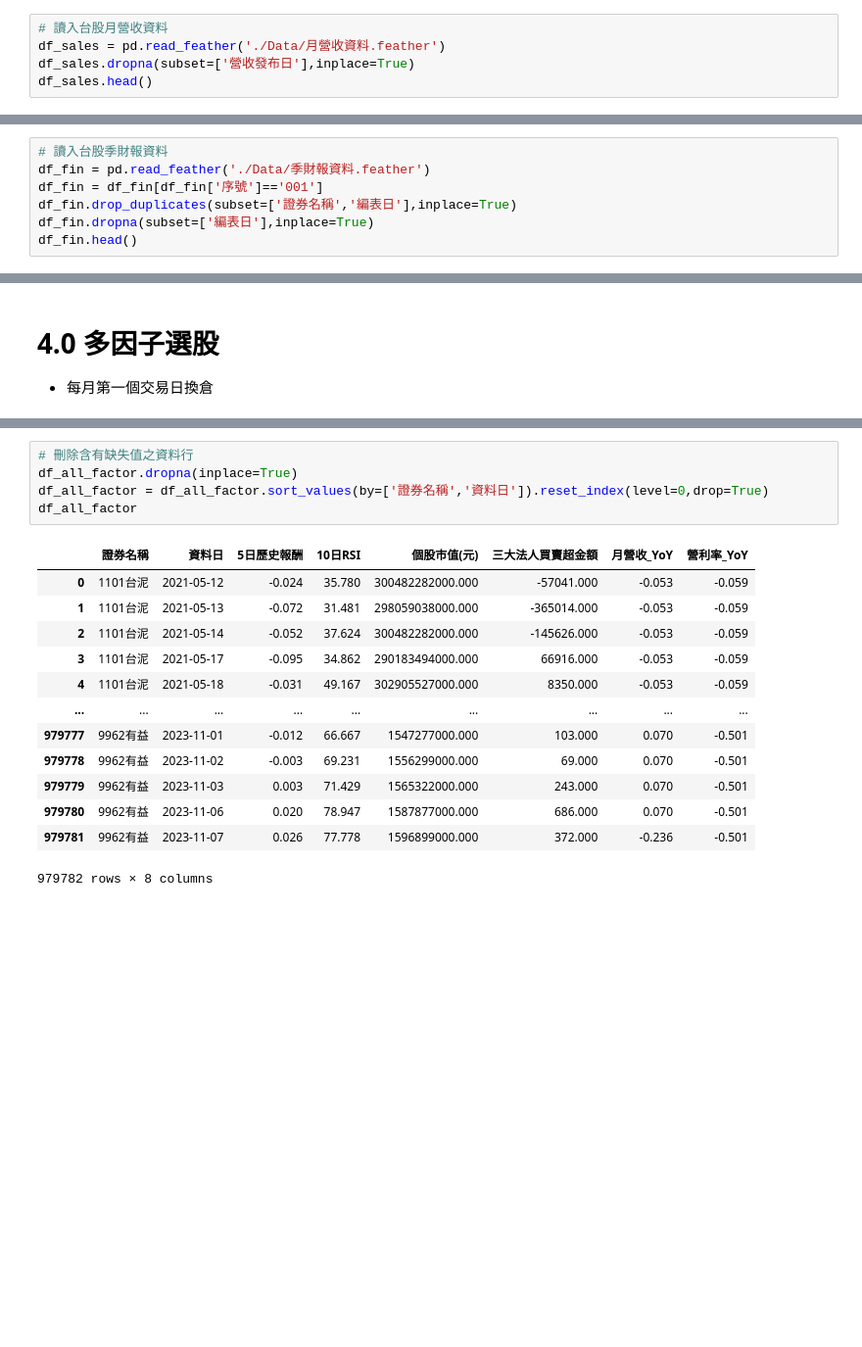
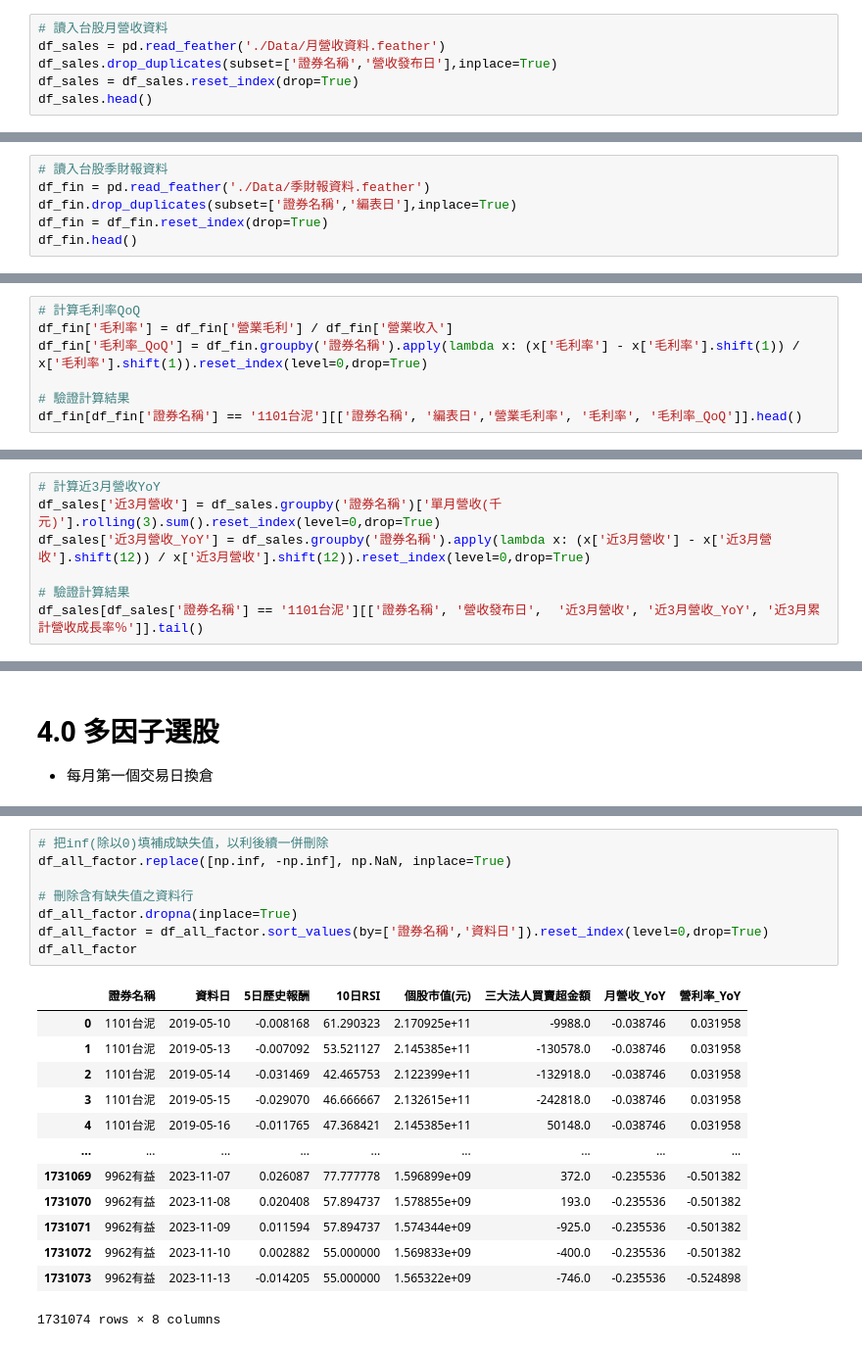
Before and after one commit to Wayne0807/FCU, a Jupyter notebook: 課堂練習.ipynb, the cells around one changed output, grey strips where cells are left out. Shown: that part at 98% size. Drawn from its saved outputs; the diff is of its cells as text; blank space fills up the shorter version.

```diff
--- a/課堂練習.ipynb
+++ b/課堂練習.ipynb
@@ -608,7 +621,8 @@ df_chip[['證券名稱', '資料日','外資買賣超金額(元)','投信買賣
 # %%
 # 讀入台股月營收資料
 df_sales = pd.read_feather('./Data/月營收資料.feather')
-df_sales.dropna(subset=['營收發布日'],inplace=True)
+df_sales.drop_duplicates(subset=['證券名稱','營收發布日'],inplace=True)
+df_sales = df_sales.reset_index(drop=True)
 df_sales.head()
 # %% [output]
 |  | 證券名稱 | 年月 | 營收發布日 | 單月營收(千元) | 去年單月營收(千元) | 單月營收成長率％ | 單月營收與上月比％ | 累計營收(千元) | 去年累計營收(千元) | 累計營收成長率％ | ... |
@@ -660,9 +674,8 @@ df_sales[df_sales['證券名稱'] == '1101台泥'][['證券名稱', '營收發
 # %%
 # 讀入台股季財報資料
 df_fin = pd.read_feather('./Data/季財報資料.feather')
-df_fin = df_fin[df_fin['序號']=='001']
 df_fin.drop_duplicates(subset=['證券名稱','編表日'],inplace=True)
-df_fin.dropna(subset=['編表日'],inplace=True)
+df_fin = df_fin.reset_index(drop=True)
 df_fin.head()
 # %% [output]
 |  | 證券名稱 | 年/月 | 期間別 | 序號 | 季別 | 合併(Y/N) | 幣別 | 編表日 | 產業別 | 現金及約當現金 | ... | ... |
@@ -710,0 +733,7 @@ df_fin[df_fin['證券名稱'] == '1101台泥'][['證券名稱', '編表日','營
+# %%
+# 計算毛利率QoQ
+df_fin['毛利率'] = df_fin['營業毛利'] / df_fin['營業收入']
+df_fin['毛利率_QoQ'] = df_fin.groupby('證券名稱').apply(lambda x: (x['毛利率'] - x['毛利率'].shift(1)) / x['毛利率'].shift(1)).reset_index(level=0,drop=True)
+
+# 驗證計算結果
+df_fin[df_fin['證券名稱'] == '1101台泥'][['證券名稱', '編表日','營業毛利率', '毛利率', '毛利率_QoQ']].head()
@@ -710,0 +747,7 @@ df_fin[df_fin['證券名稱'] == '1101台泥'][['證券名稱', '編表日','營
+# %%
+# 計算近3月營收YoY
+df_sales['近3月營收'] = df_sales.groupby('證券名稱')['單月營收(千元)'].rolling(3).sum().reset_index(level=0,drop=True)
+df_sales['近3月營收_YoY'] = df_sales.groupby('證券名稱').apply(lambda x: (x['近3月營收'] - x['近3月營收'].shift(12)) / x['近3月營收'].shift(12)).reset_index(level=0,drop=True)
+
+# 驗證計算結果
+df_sales[df_sales['證券名稱'] == '1101台泥'][['證券名稱', '營收發布日',  '近3月營收', '近3月營收_YoY', '近3月累計營收成長率％']].tail()
@@ -778,19 +830,22 @@ df_all_factor
 # %%
+# 把inf(除以0)填補成缺失值，以利後續一併刪除
+df_all_factor.replace([np.inf, -np.inf], np.NaN, inplace=True)
+
 # 刪除含有缺失值之資料行
 df_all_factor.dropna(inplace=True)
 df_all_factor = df_all_factor.sort_values(by=['證券名稱','資料日']).reset_index(level=0,drop=True)
 df_all_factor
 # %% [output]
 |  | 證券名稱 | 資料日 | 5日歷史報酬 | 10日RSI | 個股市值(元) | 三大法人買賣超金額 | 月營收_YoY | 營利率_YoY |
-| 0 | 1101台泥 | 2021-05-12 | -0.024 | 35.780 | 300482282000.000 | -57041.000 | -0.053 | -0.059 |
-| 1 | 1101台泥 | 2021-05-13 | -0.072 | 31.481 | 298059038000.000 | -365014.000 | -0.053 | -0.059 |
-| 2 | 1101台泥 | 2021-05-14 | -0.052 | 37.624 | 300482282000.000 | -145626.000 | -0.053 | -0.059 |
-| 3 | 1101台泥 | 2021-05-17 | -0.095 | 34.862 | 290183494000.000 | 66916.000 | -0.053 | -0.059 |
-| 4 | 1101台泥 | 2021-05-18 | -0.031 | 49.167 | 302905527000.000 | 8350.000 | -0.053 | -0.059 |
+| 0 | 1101台泥 | 2019-05-10 | -0.008168 | 61.290323 | 2.170925e+11 | -9988.0 | -0.038746 | 0.031958 |
+| 1 | 1101台泥 | 2019-05-13 | -0.007092 | 53.521127 | 2.145385e+11 | -130578.0 | -0.038746 | 0.031958 |
+| 2 | 1101台泥 | 2019-05-14 | -0.031469 | 42.465753 | 2.122399e+11 | -132918.0 | -0.038746 | 0.031958 |
+| 3 | 1101台泥 | 2019-05-15 | -0.029070 | 46.666667 | 2.132615e+11 | -242818.0 | -0.038746 | 0.031958 |
+| 4 | 1101台泥 | 2019-05-16 | -0.011765 | 47.368421 | 2.145385e+11 | 50148.0 | -0.038746 | 0.031958 |
 | ... | ... | ... | ... | ... | ... | ... | ... | ... |
-| 979777 | 9962有益 | 2023-11-01 | -0.012 | 66.667 | 1547277000.000 | 103.000 | 0.070 | -0.501 |
-| 979778 | 9962有益 | 2023-11-02 | -0.003 | 69.231 | 1556299000.000 | 69.000 | 0.070 | -0.501 |
-| 979779 | 9962有益 | 2023-11-03 | 0.003 | 71.429 | 1565322000.000 | 243.000 | 0.070 | -0.501 |
-| 979780 | 9962有益 | 2023-11-06 | 0.020 | 78.947 | 1587877000.000 | 686.000 | 0.070 | -0.501 |
-| 979781 | 9962有益 | 2023-11-07 | 0.026 | 77.778 | 1596899000.000 | 372.000 | -0.236 | -0.501 |
+| 1731069 | 9962有益 | 2023-11-07 | 0.026087 | 77.777778 | 1.596899e+09 | 372.0 | -0.235536 | -0.501382 |
+| 1731070 | 9962有益 | 2023-11-08 | 0.020408 | 57.894737 | 1.578855e+09 | 193.0 | -0.235536 | -0.501382 |
+| 1731071 | 9962有益 | 2023-11-09 | 0.011594 | 57.894737 | 1.574344e+09 | -925.0 | -0.235536 | -0.501382 |
+| 1731072 | 9962有益 | 2023-11-10 | 0.002882 | 55.000000 | 1.569833e+09 | -400.0 | -0.235536 | -0.501382 |
+| 1731073 | 9962有益 | 2023-11-13 | -0.014205 | 55.000000 | 1.565322e+09 | -746.0 | -0.235536 | -0.524898 |
-979782 rows × 8 columns
+1731074 rows × 8 columns
```
Also changed, not shown: parts of 58 cells of this notebook, 1 other file.
